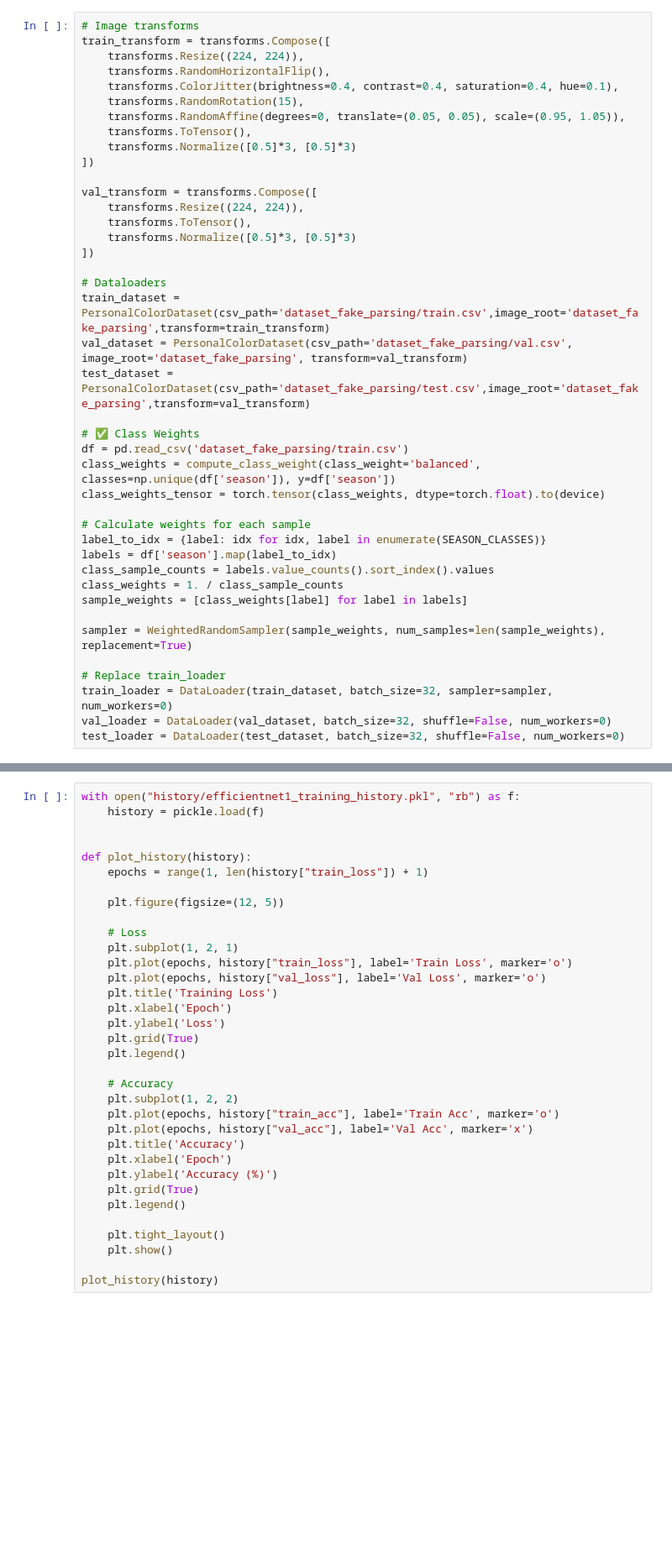
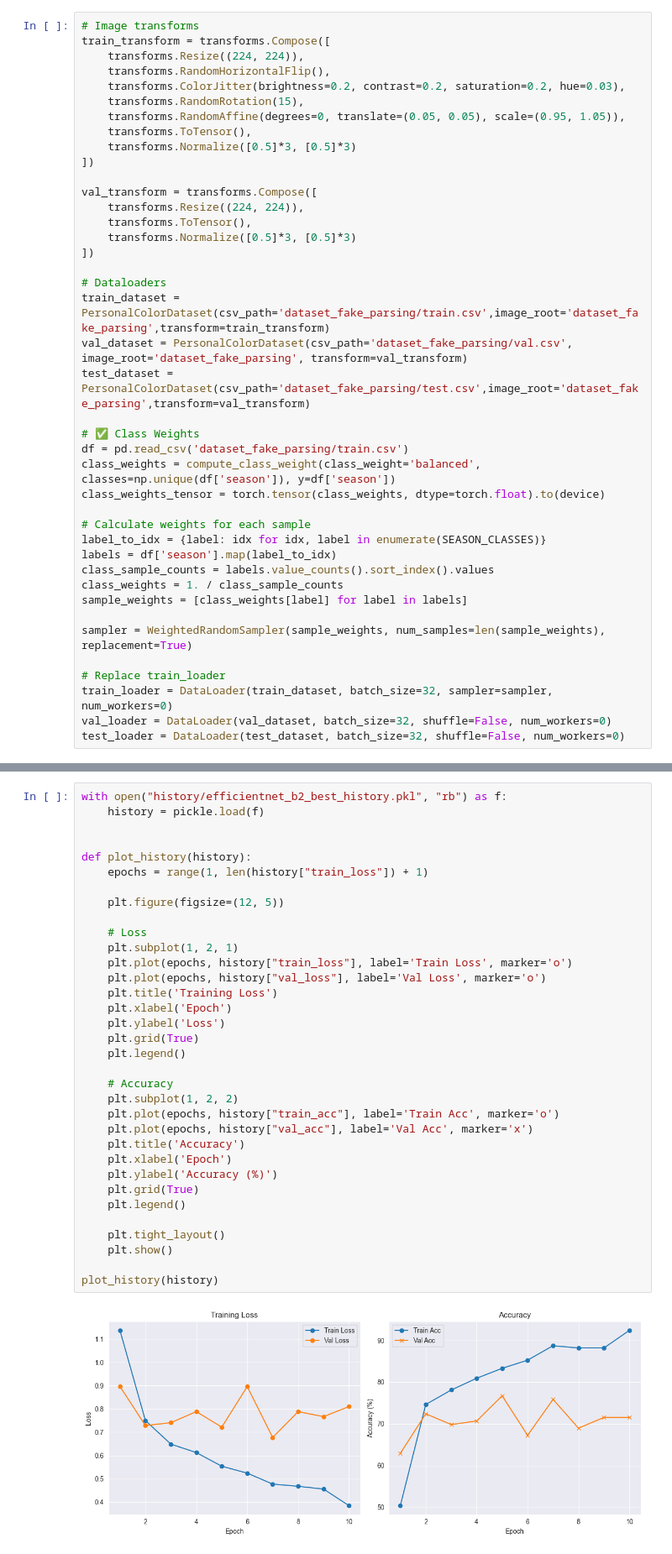
Before and after one commit to senghuyjr11/color_analysis, a Jupyter notebook: train_effectionet1.ipynb, the cells around one changed output, grey strips where cells are left out. Shown at 84% size. Drawn from its saved outputs; the diff is of its cells as text; blank space fills up the shorter version.

```diff
--- a/train_effectionet1.ipynb
+++ b/train_effectionet1.ipynb
@@ -67,7 +69,7 @@ class EarlyStopping:
 train_transform = transforms.Compose([
     transforms.Resize((224, 224)),
     transforms.RandomHorizontalFlip(),
-    transforms.ColorJitter(brightness=0.4, contrast=0.4, saturation=0.4, hue=0.1),
+    transforms.ColorJitter(brightness=0.2, contrast=0.2, saturation=0.2, hue=0.03),
     transforms.RandomRotation(15),
     transforms.RandomAffine(degrees=0, translate=(0.05, 0.05), scale=(0.95, 1.05)),
     transforms.ToTensor(),
@@ -266,37 +293,39 @@ print("✅ Best EfficientNet-B1 model loaded successfully")
 # %%
-with open("history/efficientnet1_training_history.pkl", "rb") as f:
+with open("history/efficientnet_b2_best_history.pkl", "rb") as f:
     history = pickle.load(f)
 
 
 def plot_history(history):
     epochs = range(1, len(history["train_loss"]) + 1)
 
     plt.figure(figsize=(12, 5))
 
     # Loss
     plt.subplot(1, 2, 1)
     plt.plot(epochs, history["train_loss"], label='Train Loss', marker='o')
     plt.plot(epochs, history["val_loss"], label='Val Loss', marker='o')
     plt.title('Training Loss')
     plt.xlabel('Epoch')
     plt.ylabel('Loss')
     plt.grid(True)
     plt.legend()
 
     # Accuracy
     plt.subplot(1, 2, 2)
     plt.plot(epochs, history["train_acc"], label='Train Acc', marker='o')
     plt.plot(epochs, history["val_acc"], label='Val Acc', marker='x')
     plt.title('Accuracy')
     plt.xlabel('Epoch')
     plt.ylabel('Accuracy (%)')
     plt.grid(True)
     plt.legend()
 
     plt.tight_layout()
     plt.show()
 
 plot_history(history)
+# %% [output]
+[figure, added]
 # %%
 from sklearn.metrics import classification_report, confusion_matrix
 import seaborn as sns
```
Also changed, not shown: parts of 8 cells of this notebook.
